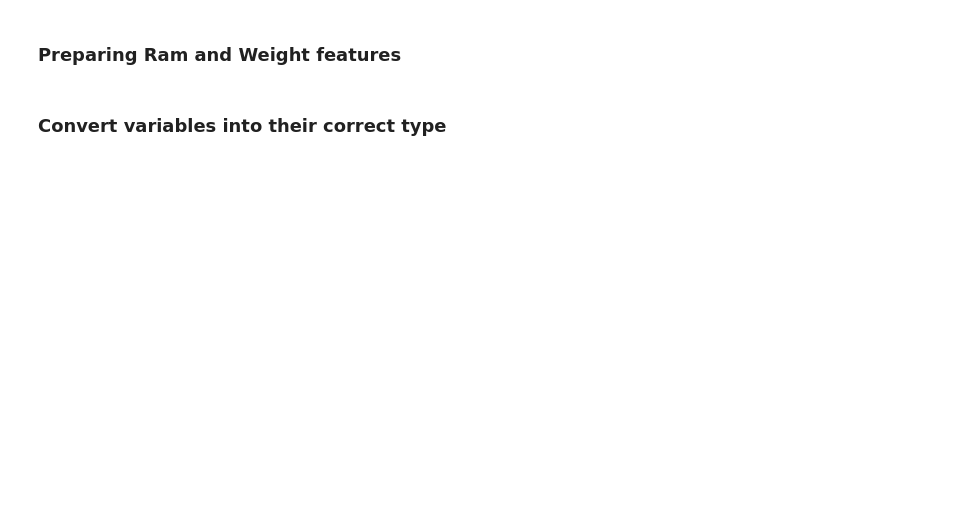
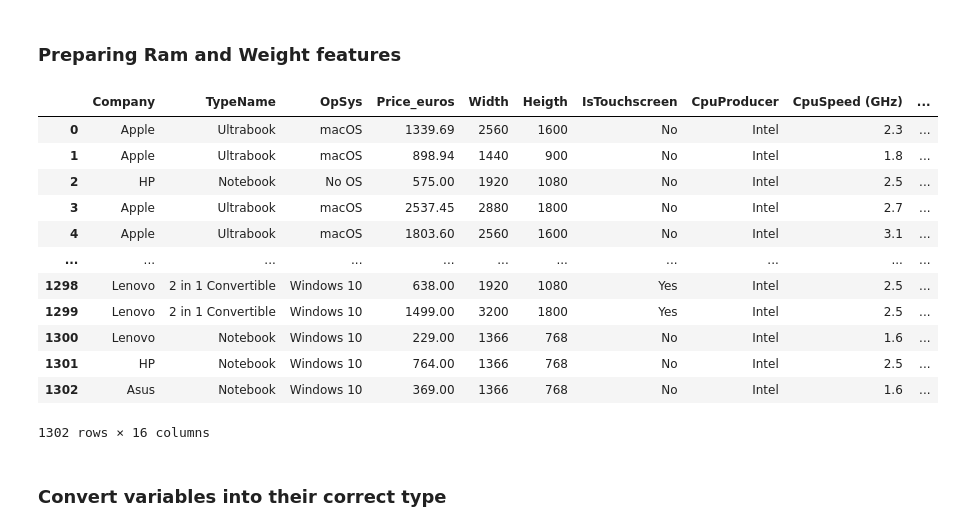
Before and after one commit to trihoang0110/Mlproject, a Jupyter notebook: notebook/eda.ipynb, the cells around one changed output. Drawn from its saved outputs; the diff is of its cells as text; code cells hidden in the pictures; blank space fills up the shorter version.

```diff
--- a/notebook/eda.ipynb
+++ b/notebook/eda.ipynb
@@ -337,5 +380,12 @@ array(['macOS', 'No OS', 'Windows 10', 'Mac OS X', 'Linux', 'Android',
+# %%
+# group Windows 10 S and Android into Other category while Mac 0S X to macOS
+otherOpSys = ['Windows 10 S', 'Android']
+new_df.loc[new_df['OpSys'].isin(otherOpSys), 'OpSys'] = 'Other'
+new_df.loc[new_df['OpSys'] == 'Mac OS X', 'OpSys'] = 'macOS'
+# %%
+new_df.drop(columns='Gpu', inplace=True)
 # %% [markdown]
 ### Preparing Ram and Weight features
 # %%
-df['Ram'] = df['Ram'].str.replace('GB', '')
-df['Weight'] = df['Weight'].str.replace('kg', '')
+new_df['Ram (GB)'] = new_df['Ram'].str.replace('GB', '')
+new_df['Weight (kg)'] = new_df['Weight'].str.replace('kg', '')
@@ -345,4 +392,20 @@ df.drop(columns=['ScreenResolution', 'Cpu', 'Memory', 'Gpu'], inplace=True)
 # %%
-df.rename(columns={'Ram': 'Ram (GB)', 'Weight':'Weight (kg)'}, inplace=True)
+new_df.drop(columns=['Ram', 'Weight'], inplace=True)
+# %%
+new_df
+# %% [output]
+|  | Company | TypeName | OpSys | Price_euros | Width | Heigth | IsTouchscreen | CpuProducer | CpuSpeed (GHz) | ... |
+| 0 | Apple | Ultrabook | macOS | 1339.69 | 2560 | 1600 | No | Intel | 2.3 | ... |
+| 1 | Apple | Ultrabook | macOS | 898.94 | 1440 | 900 | No | Intel | 1.8 | ... |
+| 2 | HP | Notebook | No OS | 575.00 | 1920 | 1080 | No | Intel | 2.5 | ... |
+| 3 | Apple | Ultrabook | macOS | 2537.45 | 2880 | 1800 | No | Intel | 2.7 | ... |
+| 4 | Apple | Ultrabook | macOS | 1803.60 | 2560 | 1600 | No | Intel | 3.1 | ... |
+| ... | ... | ... | ... | ... | ... | ... | ... | ... | ... | ... |
+| 1298 | Lenovo | 2 in 1 Convertible | Windows 10 | 638.00 | 1920 | 1080 | Yes | Intel | 2.5 | ... |
+| 1299 | Lenovo | 2 in 1 Convertible | Windows 10 | 1499.00 | 3200 | 1800 | Yes | Intel | 2.5 | ... |
+| 1300 | Lenovo | Notebook | Windows 10 | 229.00 | 1366 | 768 | No | Intel | 1.6 | ... |
+| 1301 | HP | Notebook | Windows 10 | 764.00 | 1366 | 768 | No | Intel | 2.5 | ... |
+| 1302 | Asus | Notebook | Windows 10 | 369.00 | 1366 | 768 | No | Intel | 1.6 | ... |
+1302 rows × 16 columns
 # %%
 # Define the new column order
```
Also changed, not shown: parts of 32 cells of this notebook, 2 other files.
